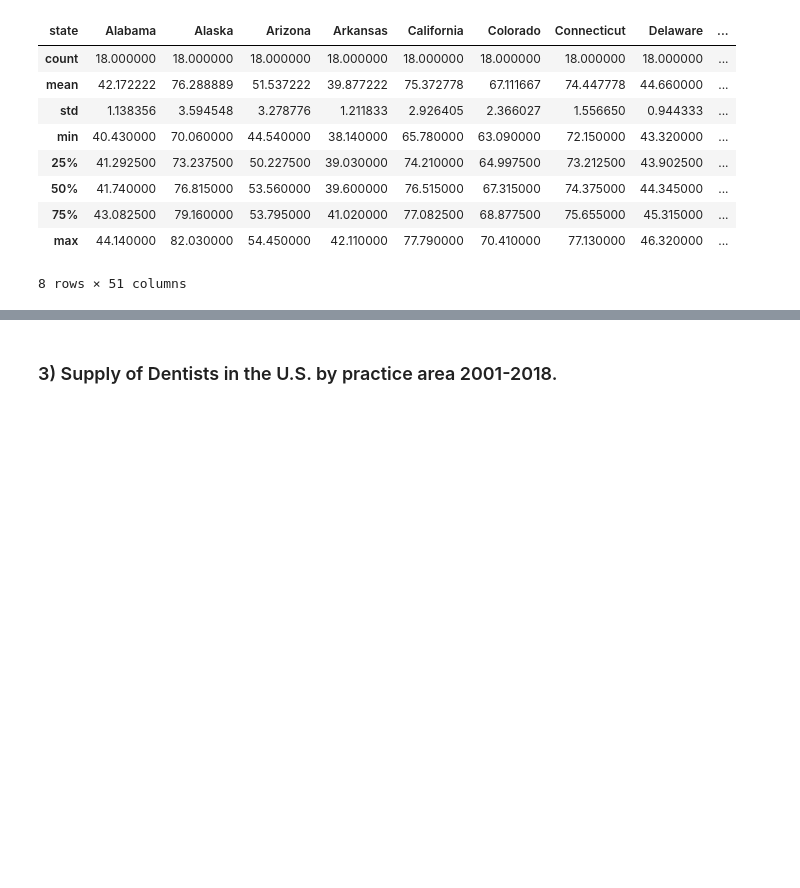
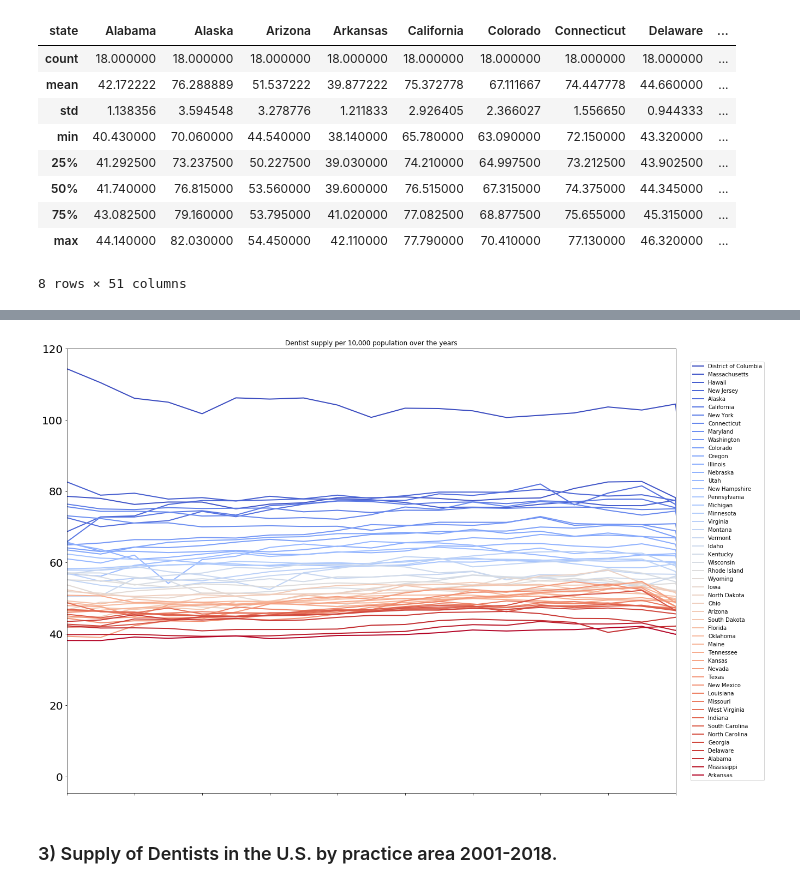
Before and after one commit to mhan1/Capstone-Project, a Jupyter notebook: Minyeong Han_Analysis Key findings and recommendations.ipynb, the cells around one changed output, grey strips where cells are left out. Saved outputs shown, nothing was run; the diff lists cells and outputs as text; code cells hidden in the pictures; blank space fills up the shorter version.

```diff
--- a/Minyeong Han_Analysis Key findings and recommendations.ipynb
+++ b/Minyeong Han_Analysis Key findings and recommendations.ipynb
@@ -562,0 +556,4 @@ mean_column
+# %%
+#calculating the mean along the rows and making new column in df2
+df2['mean'] = df2.mean(axis=1)
+df2.head()
@@ -562,0 +568,4 @@ mean_column
+# %%
+#sorting the dataframe by the mean value
+df2 = df2.sort_values(by='mean', ascending=False)
+df2[['mean']]
@@ -562,0 +591,6 @@ mean_column
+# %%
+#ranking the State based on Income and then combining with the sorted dataframe.
+rank_df2 = df2['mean'].rank(ascending=False)
+result2 = pd.concat([df2, rank_df2], axis=1)
+result2['mean_Ranking'] = rank_df2
+result2.head()
@@ -562,0 +625,3 @@ mean_column
+# %%
+sorted_df2 = result2.sort_values(by='mean_Ranking', ascending=True)
+sorted_df2.head()
@@ -563,2 +645,13 @@ mean_column
+# %%
+#visualizing the result by bar chart
+sorted_df2.transpose().plot(figsize=(20,15), colormap='coolwarm', fontsize=20,
+                            linewidth=2,
+                            title='Dentist supply per 10,000 population over the years')
+
+plt.legend(loc='right', bbox_to_anchor=(1.15, 0.5))
+plt.xlim([0,18])
+plt.show()
+# %% [output]
+[figure, added]
 # %% [markdown]
 ### 3) Supply of Dentists in the U.S. by practice area 2001-2018.
```
Also changed, not shown: parts of 32 cells of this notebook.
